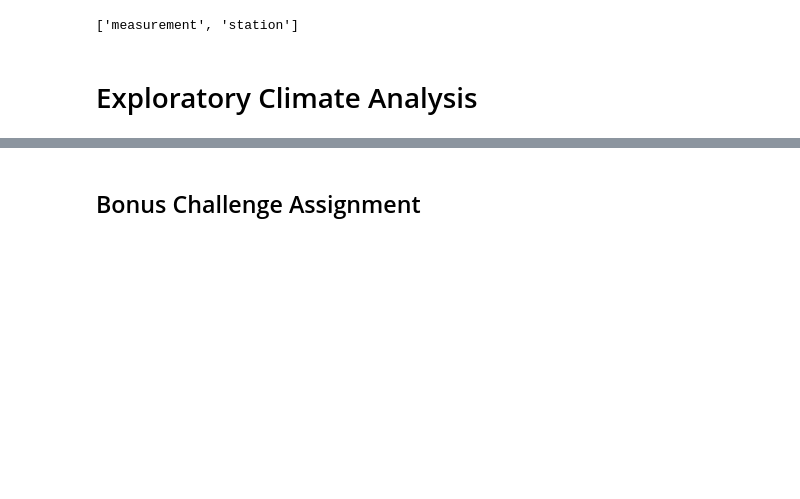
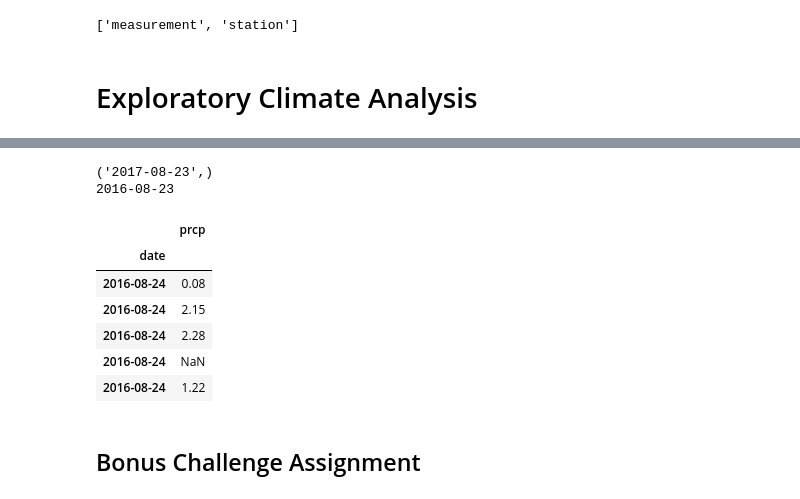
Before and after one commit to benwbarr/sqlalchemy-challenge, a Jupyter notebook: climate_starter.ipynb, the cells around one changed output, grey strips where cells are left out. Cells and saved outputs as stored; diff of their text form; code cells hidden in the pictures; blank space fills up the shorter version.

```diff
--- a/climate_starter.ipynb
+++ b/climate_starter.ipynb
@@ -34,5 +34,6 @@ Measurement = Base.classes.measurement
 Station = Base.classes.station
 # %%
 # Create our session (link) from Python to the DB
+session = Session(engine)
 # %% [markdown]
 # Exploratory Climate Analysis
@@ -39,15 +63,33 @@ Station = Base.classes.station
 # %%
-# Design a query to retrieve the last 12 months of precipitation data and plot the results
+# Calculate the date 1 year ago from the last data point in the database
+last_date = session.query(Measurement.date).order_by(Measurement.date.desc()).first()
+print(last_date)
+last_date_s, = last_date
+# Using the split function to get numbers from date
+year,month,day = last_date_s.split('-')
 
-# Calculate the date 1 year ago from the last data point in the database
-
+last_year = dt.date(int(year),int(month),int(day)) - dt.timedelta(days=365)
+print(last_year)
 # Perform a query to retrieve the data and precipitation scores
-
+dp_scores = session.query(Measurement.date, Measurement.prcp).filter(Measurement.date > last_year).\
+            order_by(Measurement.date).all()
 # Save the query results as a Pandas DataFrame and set the index to the date column
-
+dp_df = pd.DataFrame(dp_scores)
+dp_df.head()
 # Sort the dataframe by date
-
+dp_df_date = dp_df.set_index('date')
+dp_df_date.head()
 # Use Pandas Plotting with Matplotlib to plot the data
+# %% [output]
+('2017-08-23',)
+2016-08-23
+|  | prcp |
+| date |  |
+| 2016-08-24 | 0.08 |
+| 2016-08-24 | 2.15 |
+| 2016-08-24 | 2.28 |
+| 2016-08-24 | NaN |
+| 2016-08-24 | 1.22 |
 # %%
 # Use Pandas to calcualte the summary statistics for the precipitation data
 # %%
```
Also changed, not shown: parts of 1 cell of this notebook.
